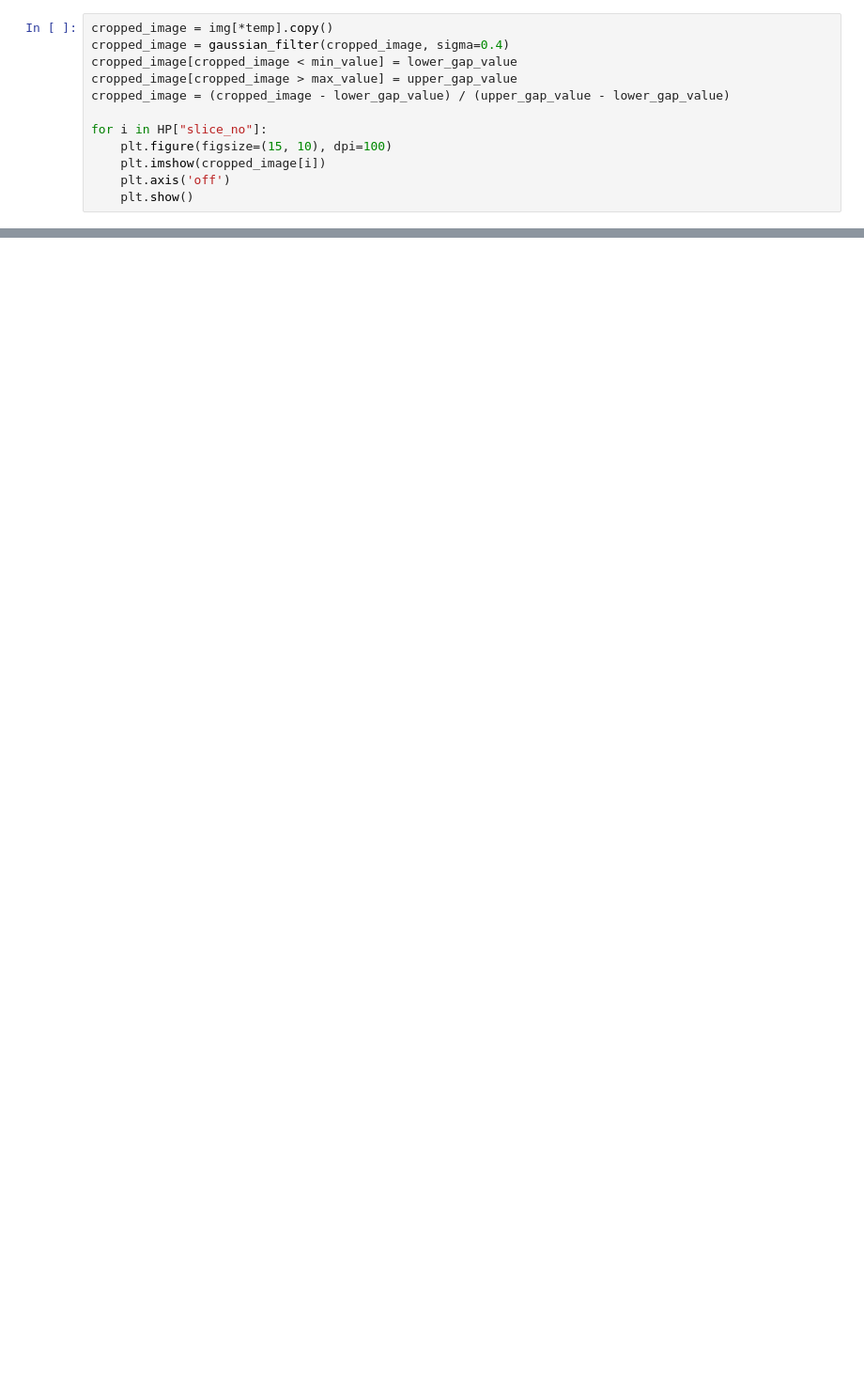
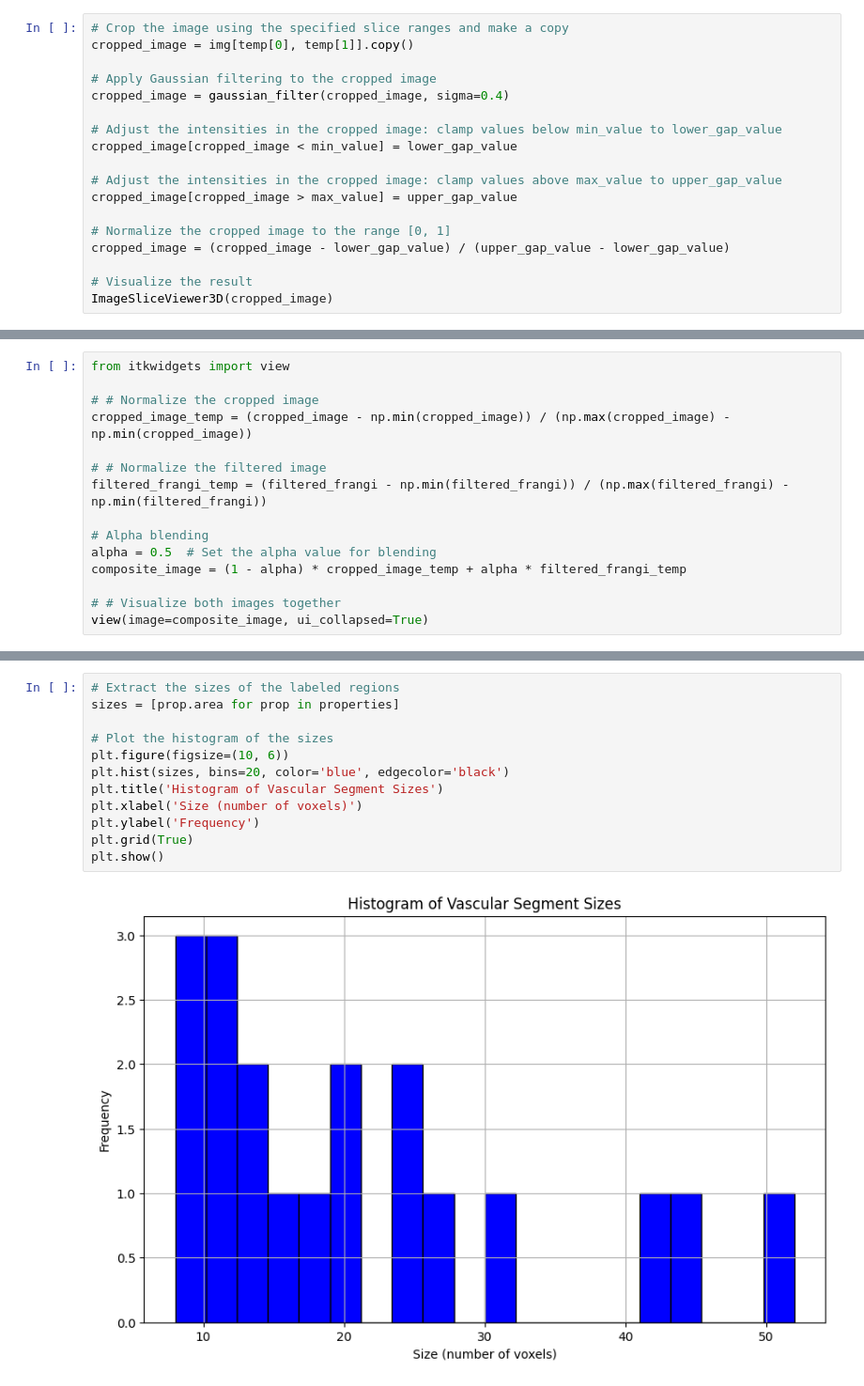
Before and after one commit to HosseinOutward/VUB-ACS-24_Hospital_Project, a Jupyter notebook: frangi.ipynb, the cells around one changed output, grey strips where cells are left out. Shown at 94% size. Saved outputs shown, nothing was run; the diff lists cells and outputs as text; blank space fills up the shorter version.

```diff
--- a/frangi.ipynb
+++ b/frangi.ipynb
@@ -96,13 +186,19 @@ img[img > max_value] = upper_gap_value
 # %%
-cropped_image = img[*temp].copy()
+# Crop the image using the specified slice ranges and make a copy
+cropped_image = img[temp[0], temp[1]].copy()
+
+# Apply Gaussian filtering to the cropped image
 cropped_image = gaussian_filter(cropped_image, sigma=0.4)
+
+# Adjust the intensities in the cropped image: clamp values below min_value to lower_gap_value
 cropped_image[cropped_image < min_value] = lower_gap_value
+
+# Adjust the intensities in the cropped image: clamp values above max_value to upper_gap_value
 cropped_image[cropped_image > max_value] = upper_gap_value
+
+# Normalize the cropped image to the range [0, 1]
 cropped_image = (cropped_image - lower_gap_value) / (upper_gap_value - lower_gap_value)
 
-for i in HP["slice_no"]:
-    plt.figure(figsize=(15, 10), dpi=100)
-    plt.imshow(cropped_image[i])
-    plt.axis('off')
-    plt.show()
+# Visualize the result
+ImageSliceViewer3D(cropped_image)
 # %% [output]
@@ -250,0 +426,15 @@ plt.show()
+# %%
+from itkwidgets import view
+
+# # Normalize the cropped image
+cropped_image_temp = (cropped_image - np.min(cropped_image)) / (np.max(cropped_image) - np.min(cropped_image))
+
+# # Normalize the filtered image
+filtered_frangi_temp = (filtered_frangi - np.min(filtered_frangi)) / (np.max(filtered_frangi) - np.min(filtered_frangi))
+
+# Alpha blending
+alpha = 0.5  # Set the alpha value for blending
+composite_image = (1 - alpha) * cropped_image_temp + alpha * filtered_frangi_temp
+
+# # Visualize both images together
+view(image=composite_image, ui_collapsed=True)
@@ -250,0 +521,14 @@ plt.show()
+# %%
+# Extract the sizes of the labeled regions
+sizes = [prop.area for prop in properties]
+
+# Plot the histogram of the sizes
+plt.figure(figsize=(10, 6))
+plt.hist(sizes, bins=20, color='blue', edgecolor='black')
+plt.title('Histogram of Vascular Segment Sizes')
+plt.xlabel('Size (number of voxels)')
+plt.ylabel('Frequency')
+plt.grid(True)
+plt.show()
+# %% [output]
+[figure, added]
```
Also changed, not shown: parts of 25 cells of this notebook.
